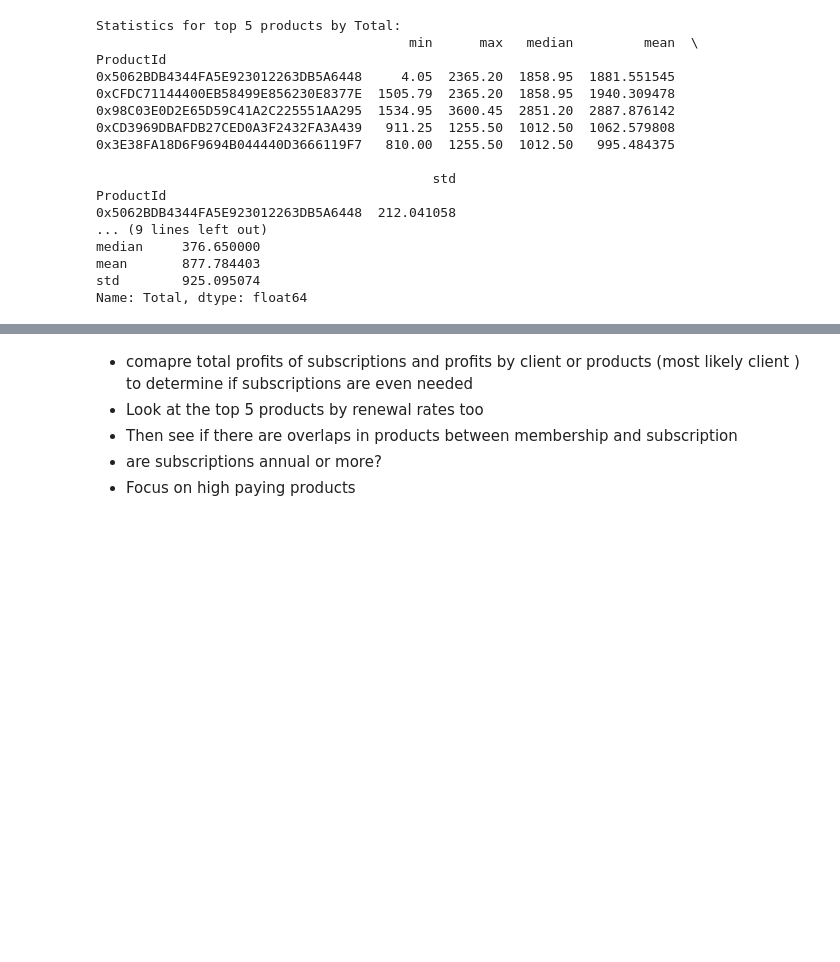
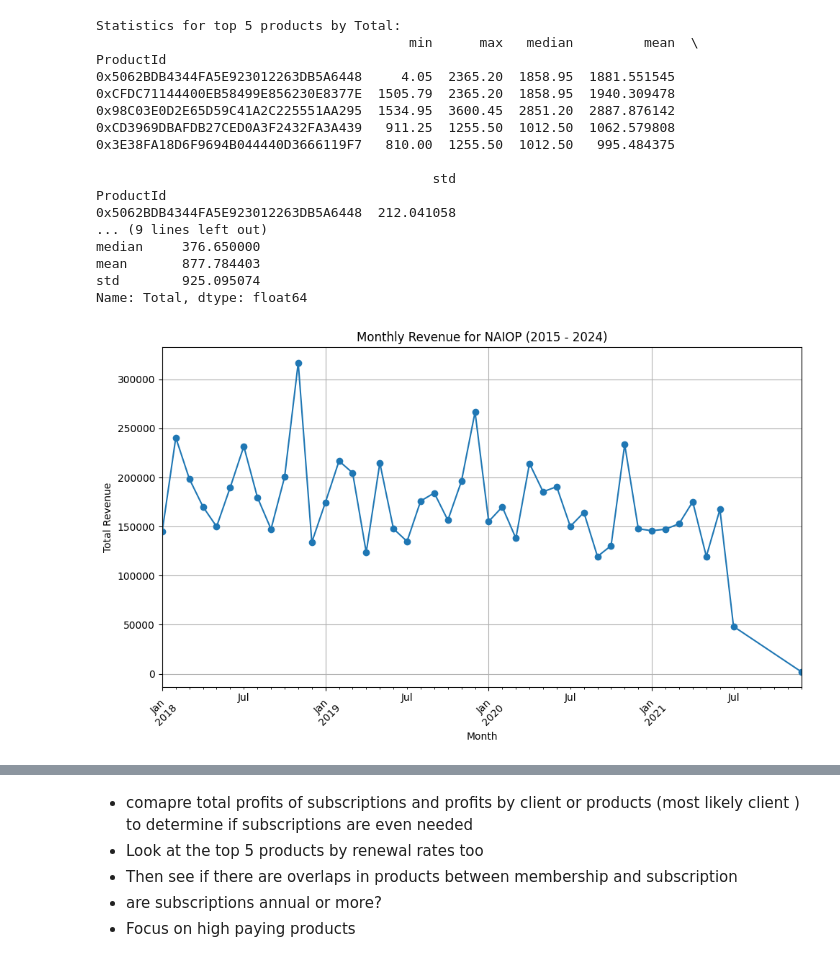
Before and after one commit to aKssup/data-consulting, a Jupyter notebook: sub_data_analysis.ipynb, the cells around one changed output, grey strips where cells are left out. Cells and saved outputs as stored; diff of their text form; code cells hidden in the pictures; blank space fills up the shorter version.

```diff
--- a/sub_data_analysis.ipynb
+++ b/sub_data_analysis.ipynb
@@ -295,3 +295,32 @@ median     376.650000
 mean       877.784403
 std        925.095074
 Name: Total, dtype: float64
+# %%
+import pandas as pd
+import matplotlib.pyplot as plt
+
+# Assuming 'df' is your DataFrame with the necessary columns
+
+# Filtering data by client and date
+df_filtered = df[(df['Client'] == 'NAIOP') & (df['EffectiveDate'].dt.year >= 2015)]
+df_filtered['Month'] = df_filtered['EffectiveDate'].dt.to_period('M')
+
+# Grouping data by month
+revenue_by_month_naiop = df_filtered.groupby(['Month'])['Total'].sum()
+
+# Plotting the data
+plt.figure(figsize=(10, 6))
+revenue_by_month_naiop.plot(kind='line', marker='o', linestyle='-')
+
+# Setting plot titles and labels
+plt.title('Monthly Revenue for NAIOP (2015 - 2024)')
+plt.xlabel('Month')
+plt.ylabel('Total Revenue')
+plt.grid(True)
+plt.xticks(rotation=45)
+plt.tight_layout()
+
+# Show the plot
+plt.show()
+# %% [output]
+[figure, added]
```
Also changed, not shown: parts of 3 cells of this notebook, 1 other file.
